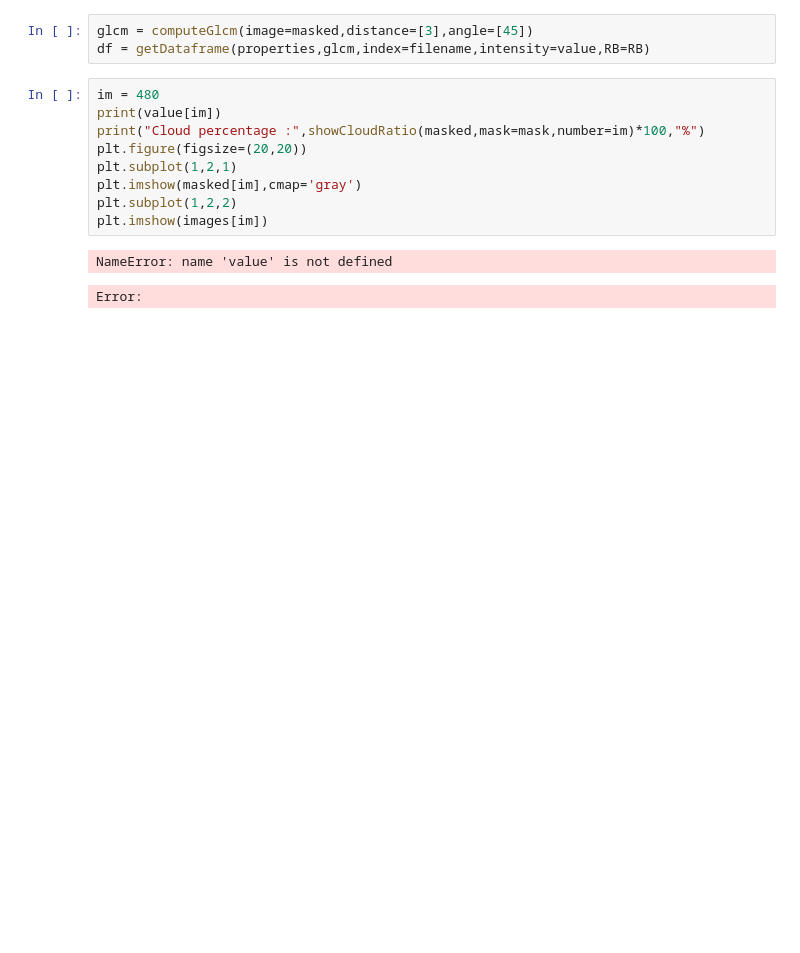
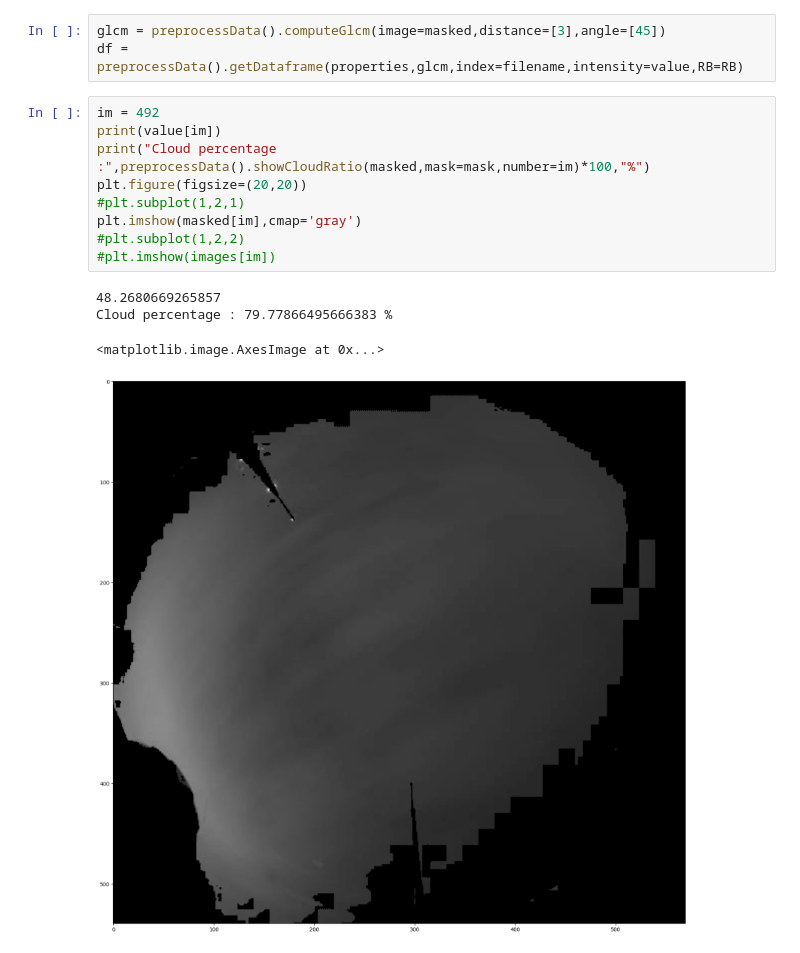
Before and after one commit to PrachayaKMITL/NARIT_internship_2024, a Jupyter notebook: RBR_tecniqque.ipynb, the cells around one changed output. Saved outputs shown, nothing was run; the diff lists cells and outputs as text; blank space fills up the shorter version.

```diff
--- a/RBR_tecniqque.ipynb
+++ b/RBR_tecniqque.ipynb
@@ -150,18 +121,20 @@ masked,value,RB = RBratio(input=images)
 # %%
-glcm = computeGlcm(image=masked,distance=[3],angle=[45])
-df = getDataframe(properties,glcm,index=filename,intensity=value,RB=RB)
+glcm = preprocessData().computeGlcm(image=masked,distance=[3],angle=[45])
+df = preprocessData().getDataframe(properties,glcm,index=filename,intensity=value,RB=RB)
 # %%
-im = 480
+im = 492
 print(value[im])
-print("Cloud percentage :",showCloudRatio(masked,mask=mask,number=im)*100,"%")
+print("Cloud percentage :",preprocessData().showCloudRatio(masked,mask=mask,number=im)*100,"%")
 plt.figure(figsize=(20,20))
-plt.subplot(1,2,1)
+#plt.subplot(1,2,1)
 plt.imshow(masked[im],cmap='gray')
-plt.subplot(1,2,2)
-plt.imshow(images[im])
+#plt.subplot(1,2,2)
+#plt.imshow(images[im])
 # %% [output]
-NameError: name 'value' is not defined
+48.2680669265857
+Cloud percentage : 79.77866495666383 %
-Error:
+<matplotlib.image.AxesImage at 0x...>
+[figure, added]
 # %%
 cloud_ratio = []
 for r in range(len(masked)):
```
Also changed, not shown: parts of 27 cells of this notebook, 6 other files.
